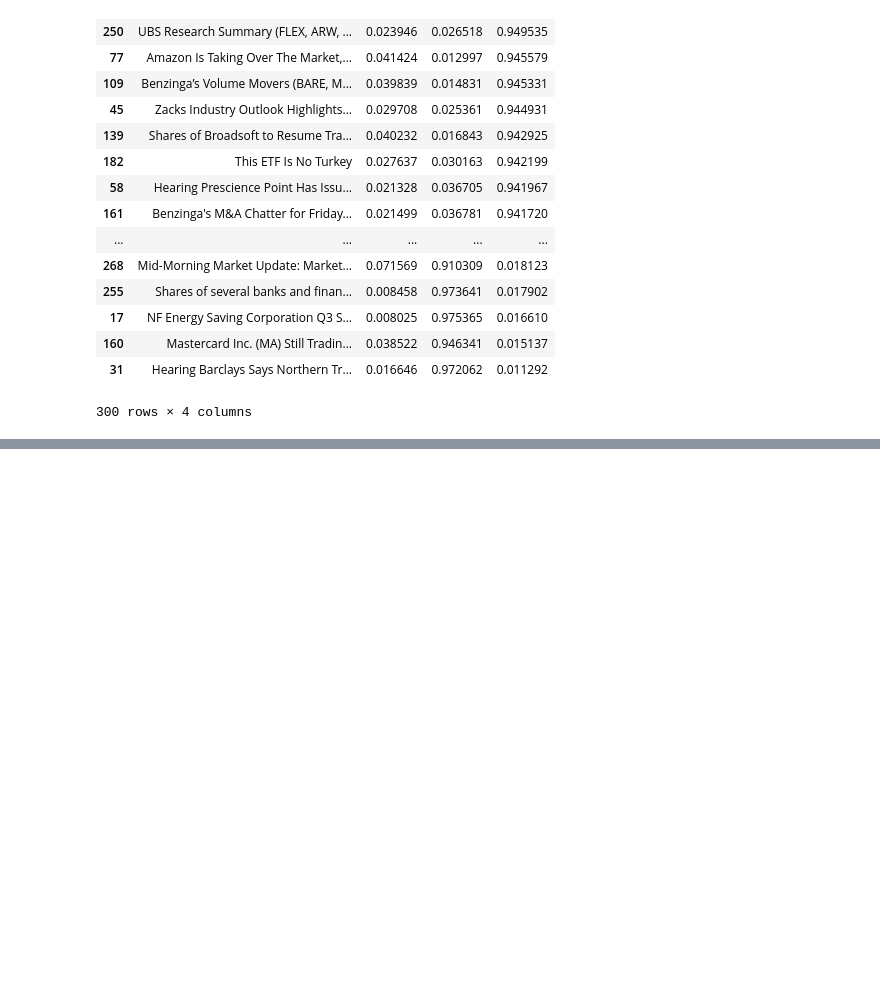
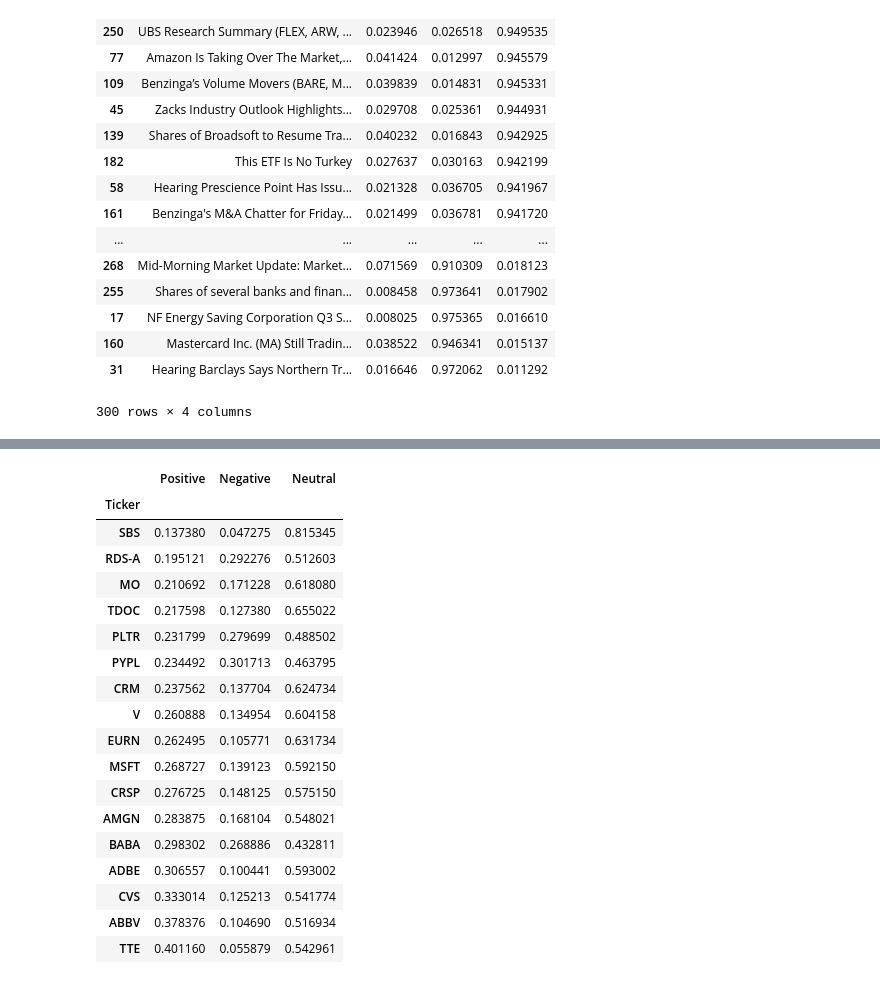
Before and after one commit to Michiel-DK/finbert, a Jupyter notebook: notebooks/try.ipynb, the cells around one changed output, grey strips where cells are left out. Cells and saved outputs as stored; diff of their text form; code cells hidden in the pictures; blank space fills up the shorter version.

```diff
--- a/notebooks/try.ipynb
+++ b/notebooks/try.ipynb
@@ -26,8 +26,8 @@ model = AutoModelForSequenceClassification.from_pretrained("ProsusAI/finbert")
 # %%
 import pandas as pd
 
-headlines_df = pd.read_csv('../data/analyst_ratings_processed.csv')
-headlines_df = headlines_df.sample(300, random_state=42)
+#headlines_df = pd.read_csv('../data/analyst_ratings_processed.csv')
+#headlines_df = headlines_df.sample(300, random_state=42)
 # %%
 headlines_df.head()
 # %% [output]
@@ -125,9 +129,4 @@ for ticker in contents.keys():
 # %%
 import numpy as np
 headlines_array = np.array(new_ls)
-headlines_array
 np.random.shuffle(headlines_array)
-headlines_list = list(headlines_array[:,1])
-ticker_list = list(headlines_array[:,-1])
-
-print(headlines_list[:5]), print(ticker_list[:5])
@@ -137,0 +133,26 @@ print(headlines_list[:5]), print(ticker_list[:5])
+# %%
+from tqdm import tqdm
+import torch
+
+df = pd.DataFrame(columns = ["Ticker","Headline", "Positive", "Negative", "Neutral"])
+
+for group in tqdm(np.array_split(headlines_array, round(len(headlines_array)/300))):
+    headlines_list = list(group[:,1])
+    ticker_list = list(group[:,-1])
+
+    inputs = tokenizer(headlines_list, padding = True, truncation = True, return_tensors='pt')
+    outputs = model(**inputs)
+    predictions = torch.nn.functional.softmax(outputs.logits, dim=-1)
+
+    positive = predictions[:, 0].tolist()
+    negative = predictions[:, 1].tolist()
+    neutral = predictions[:, 2].tolist()
+
+    table = {'Ticker':ticker_list,
+        'Headline':headlines_list,
+            "Positive":positive,
+            "Negative":negative,
+            "Neutral":neutral}
+
+    df = df.append(pd.DataFrame.from_dict(table))
+df = df.reset_index(drop=True)
@@ -138,3 +175,25 @@ print(headlines_list[:5]), print(ticker_list[:5])
+# %%
+df.groupby('Ticker').mean().sort_values(by='Positive')
+# %% [output]
+|  | Positive | Negative | Neutral |
+| Ticker |  |  |  |
+| SBS | 0.137380 | 0.047275 | 0.815345 |
+| RDS-A | 0.195121 | 0.292276 | 0.512603 |
+| MO | 0.210692 | 0.171228 | 0.618080 |
+| TDOC | 0.217598 | 0.127380 | 0.655022 |
+| PLTR | 0.231799 | 0.279699 | 0.488502 |
+| PYPL | 0.234492 | 0.301713 | 0.463795 |
+| CRM | 0.237562 | 0.137704 | 0.624734 |
+| V | 0.260888 | 0.134954 | 0.604158 |
+| EURN | 0.262495 | 0.105771 | 0.631734 |
+| MSFT | 0.268727 | 0.139123 | 0.592150 |
+| CRSP | 0.276725 | 0.148125 | 0.575150 |
+| AMGN | 0.283875 | 0.168104 | 0.548021 |
+| BABA | 0.298302 | 0.268886 | 0.432811 |
+| ADBE | 0.306557 | 0.100441 | 0.593002 |
+| CVS | 0.333014 | 0.125213 | 0.541774 |
+| ABBV | 0.378376 | 0.104690 | 0.516934 |
+| TTE | 0.401160 | 0.055879 | 0.542961 |
 # %%
 inputs = tokenizer(headlines_list, padding = True, truncation = True, return_tensors='pt')
 outputs = model(**inputs)
```
Also changed, not shown: parts of 4 cells of this notebook.
